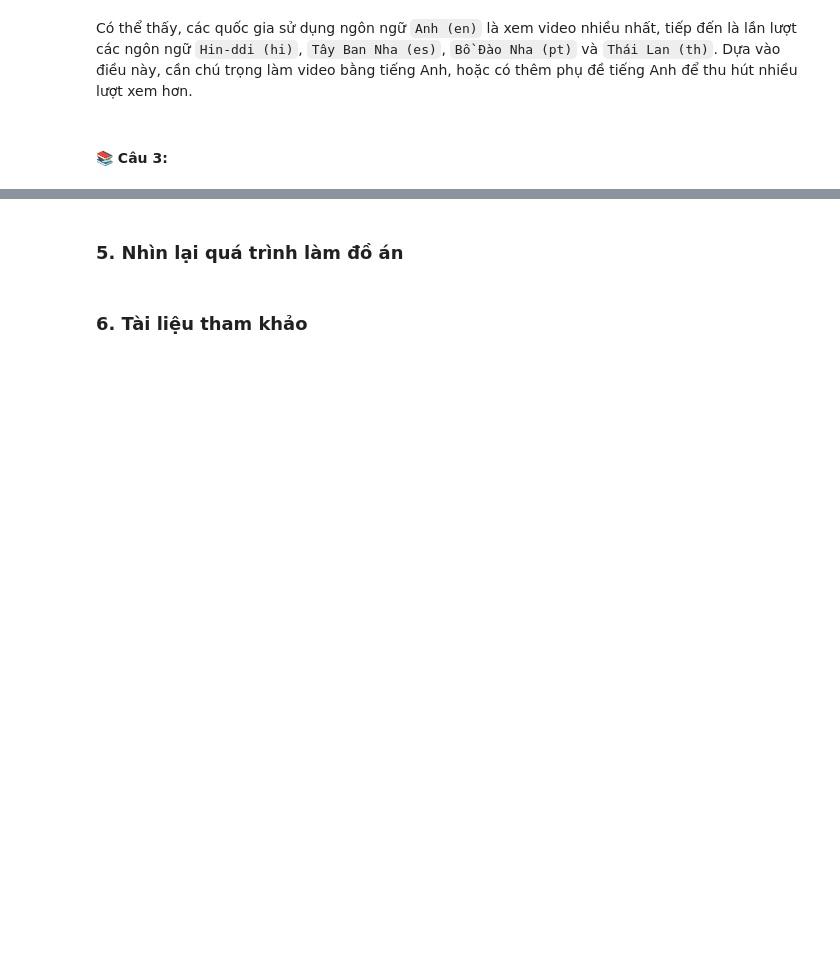
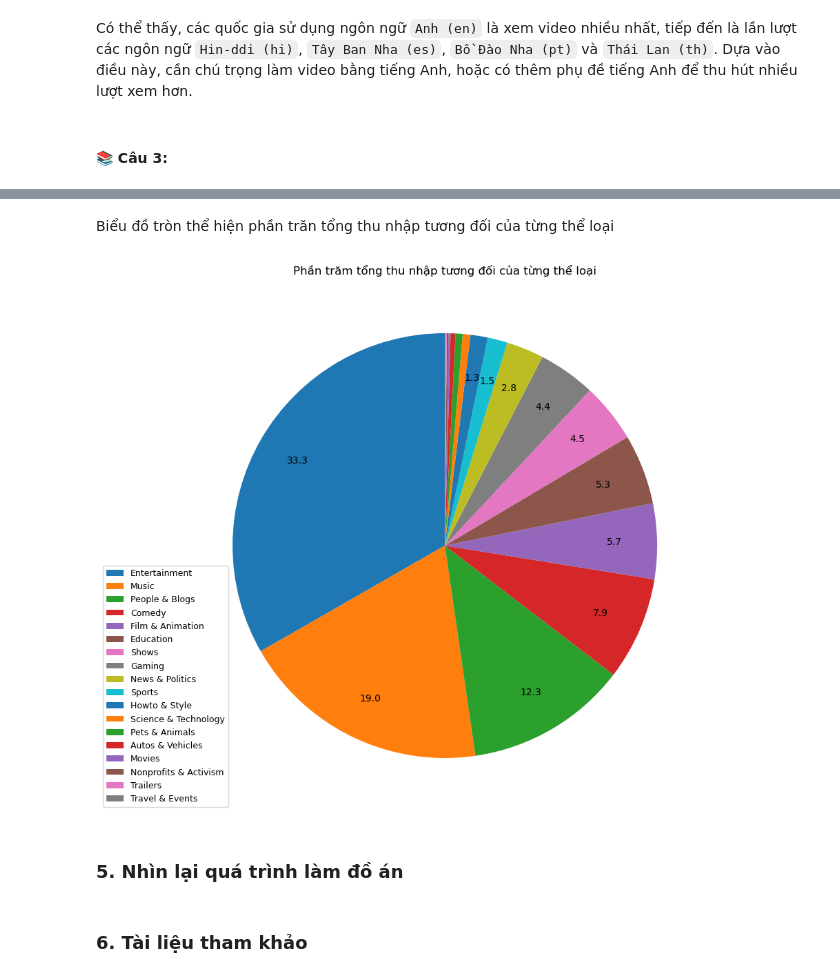
Before and after one commit to BaoDias2505/Final_Project_P4DS, a Jupyter notebook: 21127221_21127583.ipynb, the cells around one changed output, grey strips where cells are left out. Saved outputs shown, nothing was run; the diff lists cells and outputs as text; code cells hidden in the pictures; blank space fills up the shorter version.

```diff
--- a/21127221_21127583.ipynb
+++ b/21127221_21127583.ipynb
@@ -750,3 +818,13 @@ plt.show()
+# %% [markdown]
+Biểu đồ tròn thể hiện phần trăn tổng thu nhập tương đối của từng thể loại
+# %%
+plt.figure(figsize=(30, 10))
+plt.pie(earnings_per_cat['relative earnings'], autopct=lambda p: '{:.1f}'.format(p) if p > 1 else '', startangle=90, rotatelabels=True, pctdistance=0.8)
+plt.legend(labels=earnings_per_cat['category'], prop={'size': 9}, loc="lower right", bbox_to_anchor=(0.1, 0))
+plt.title('Phần trăm tổng thu nhập tương đối của từng thể loại')
+plt.show()
+# %% [output]
+[figure, added]
 # %% [markdown]
 ### **5. Nhìn lại quá trình làm đồ án**
 # %% [markdown]
```
Also changed, not shown: parts of 22 cells of this notebook.
